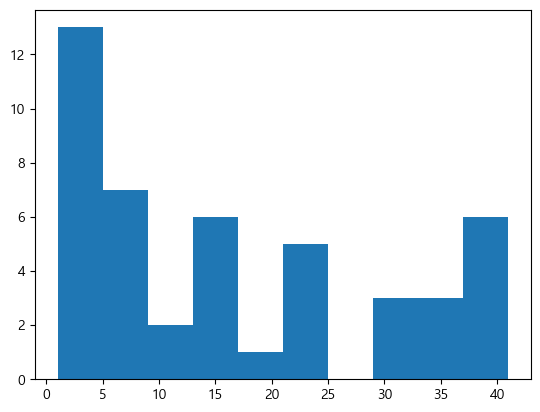
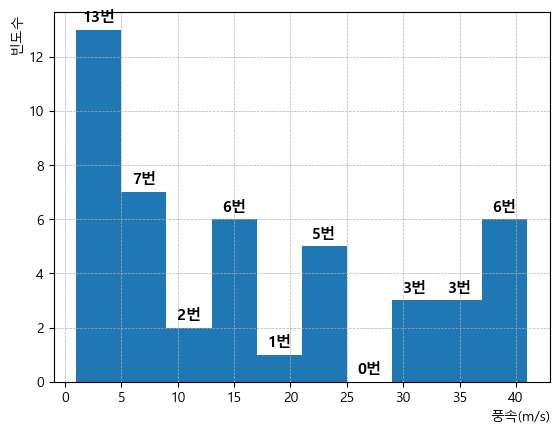
Unified diff of the notebook cell whose output changed from the first chart to the second:
--- before
+++ after
@@ -1,3 +1,6 @@
-df['풍속(m/s)'].value_counts(ascending=True).hist()
-plt.grid()
+ax=df['풍속(m/s)'].value_counts(ascending=True).hist()
+plt.bar_label(ax.containers[0], fmt='%d번', padding=3, fontsize=11, fontweight='bold')
+plt.xlabel('풍속(m/s)', loc='right')
+plt.ylabel('빈도수', loc='top')
+plt.grid(True, linestyle='--', linewidth=0.5)
 plt.show()

Commit: 웨더 엑셀